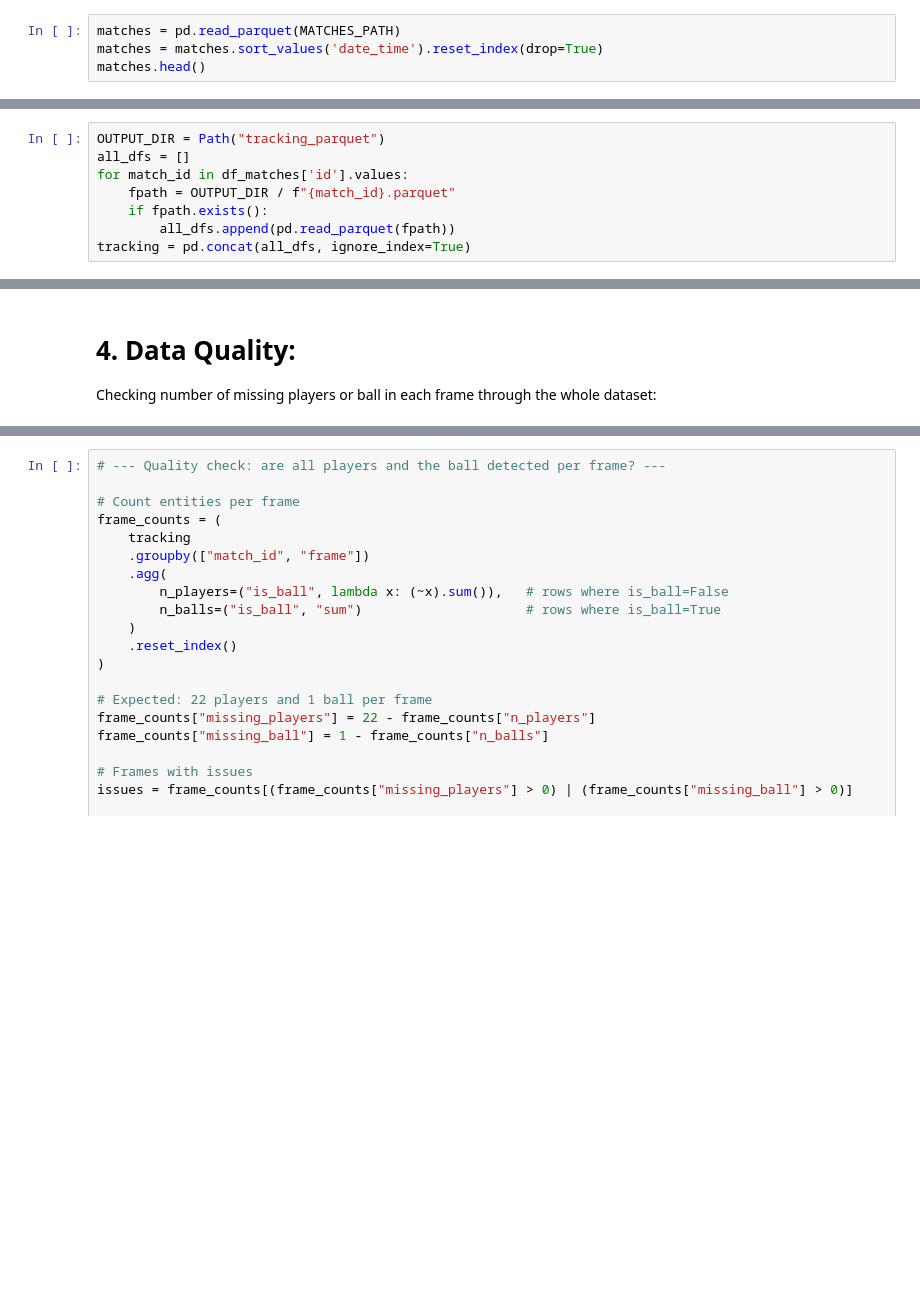
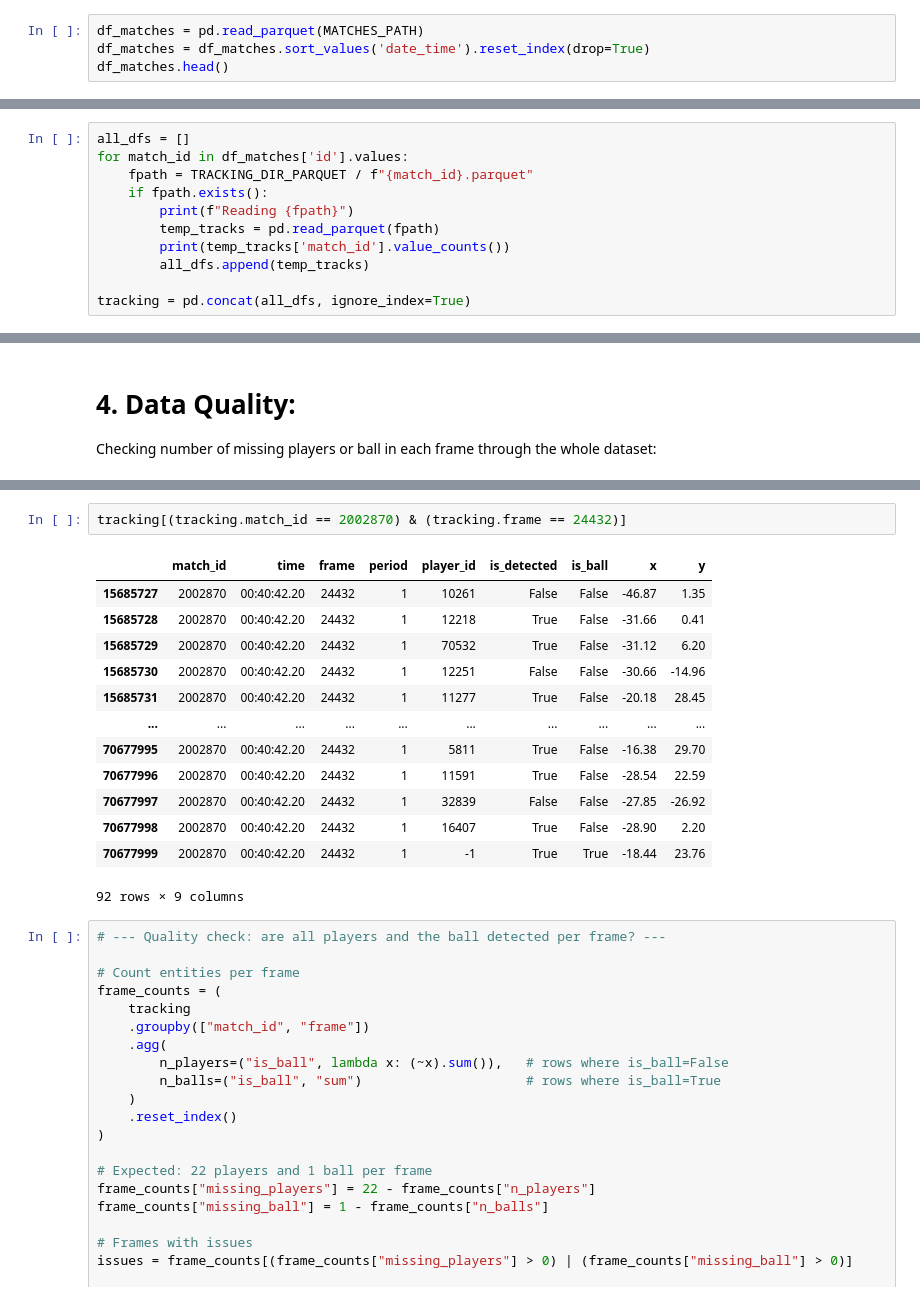
Before and after one commit to MartimRego/pass-decisions, a Jupyter notebook: Module_1/tracking_basics.ipynb, the cells around one changed output, grey strips where cells are left out. Cells and saved outputs as stored; diff of their text form; blank space fills up the shorter version.

```diff
--- a/Module_1/tracking_basics.ipynb
+++ b/Module_1/tracking_basics.ipynb
@@ -43,9 +55,9 @@ DEFAULT_FPS = 10.0
 ## 1. Load Matches List
 We start by reading the matches table and selecting the subset we want to process.
 # %%
-matches = pd.read_parquet(MATCHES_PATH)
-matches = matches.sort_values('date_time').reset_index(drop=True)
-matches.head()
+df_matches = pd.read_parquet(MATCHES_PATH)
+df_matches = df_matches.sort_values('date_time').reset_index(drop=True)
+df_matches.head()
 # %% [output]
 |  | id | date_time | home_team | away_team | status | competition_id | season_id | competition_edition_id |
 | 0 | 1021404 | 2023-08-12T19:30:00Z | {'id': 273, 'short_name': 'Athlet... | {'id': 262, 'short_name': 'Real M... | closed | 4 | 28 | 546 |
@@ -118,8 +70,0 @@ tracking = pd.DataFrame(all_data)
-# %%
-OUTPUT_DIR = Path("tracking_parquet")
-all_dfs = []
-for match_id in df_matches['id'].values:
-    fpath = OUTPUT_DIR / f"{match_id}.parquet"
-    if fpath.exists():
-        all_dfs.append(pd.read_parquet(fpath))
-tracking = pd.concat(all_dfs, ignore_index=True)
@@ -127,0 +100,11 @@ tracking= pd.read_parquet('/Users/pegra441/Desktop/twelve-deep-learning/RealMadr
+# %%
+all_dfs = []
+for match_id in df_matches['id'].values:
+    fpath = TRACKING_DIR_PARQUET / f"{match_id}.parquet"
+    if fpath.exists():
+        print(f"Reading {fpath}")
+        temp_tracks = pd.read_parquet(fpath)
+        print(temp_tracks['match_id'].value_counts())
+        all_dfs.append(temp_tracks)
+
+tracking = pd.concat(all_dfs, ignore_index=True)
@@ -169,3 +212,19 @@ Frames with issues: 95042
+# %%
+tracking[(tracking.match_id == 2002870) & (tracking.frame == 24432)]
+# %% [output]
+|  | match_id | time | frame | period | player_id | is_detected | is_ball | x | y |
+| 15685727 | 2002870 | 00:40:42.20 | 24432 | 1 | 10261 | False | False | -46.87 | 1.35 |
+| 15685728 | 2002870 | 00:40:42.20 | 24432 | 1 | 12218 | True | False | -31.66 | 0.41 |
+| 15685729 | 2002870 | 00:40:42.20 | 24432 | 1 | 70532 | True | False | -31.12 | 6.20 |
+| 15685730 | 2002870 | 00:40:42.20 | 24432 | 1 | 12251 | False | False | -30.66 | -14.96 |
+| 15685731 | 2002870 | 00:40:42.20 | 24432 | 1 | 11277 | True | False | -20.18 | 28.45 |
+| ... | ... | ... | ... | ... | ... | ... | ... | ... | ... |
+| 70677995 | 2002870 | 00:40:42.20 | 24432 | 1 | 5811 | True | False | -16.38 | 29.70 |
+| 70677996 | 2002870 | 00:40:42.20 | 24432 | 1 | 11591 | True | False | -28.54 | 22.59 |
+| 70677997 | 2002870 | 00:40:42.20 | 24432 | 1 | 32839 | False | False | -27.85 | -26.92 |
+| 70677998 | 2002870 | 00:40:42.20 | 24432 | 1 | 16407 | True | False | -28.90 | 2.20 |
+| 70677999 | 2002870 | 00:40:42.20 | 24432 | 1 | -1 | True | True | -18.44 | 23.76 |
+92 rows × 9 columns
 # %%
 # --- Quality check: are all players and the ball detected per frame? ---
 
```
Also changed, not shown: parts of 28 cells of this notebook, 5 other files.
